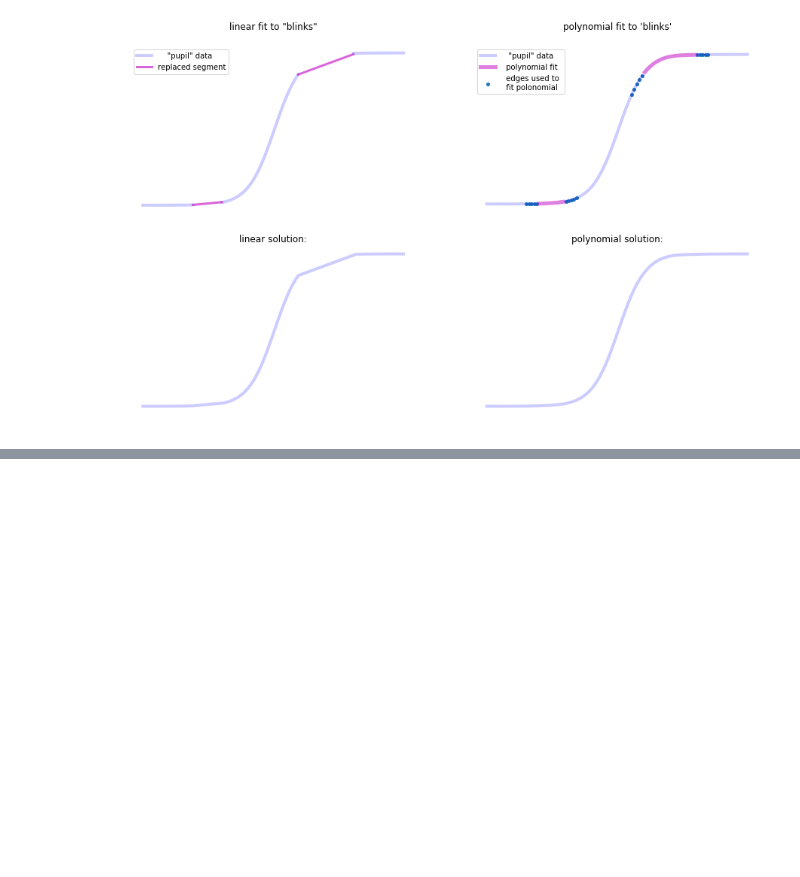
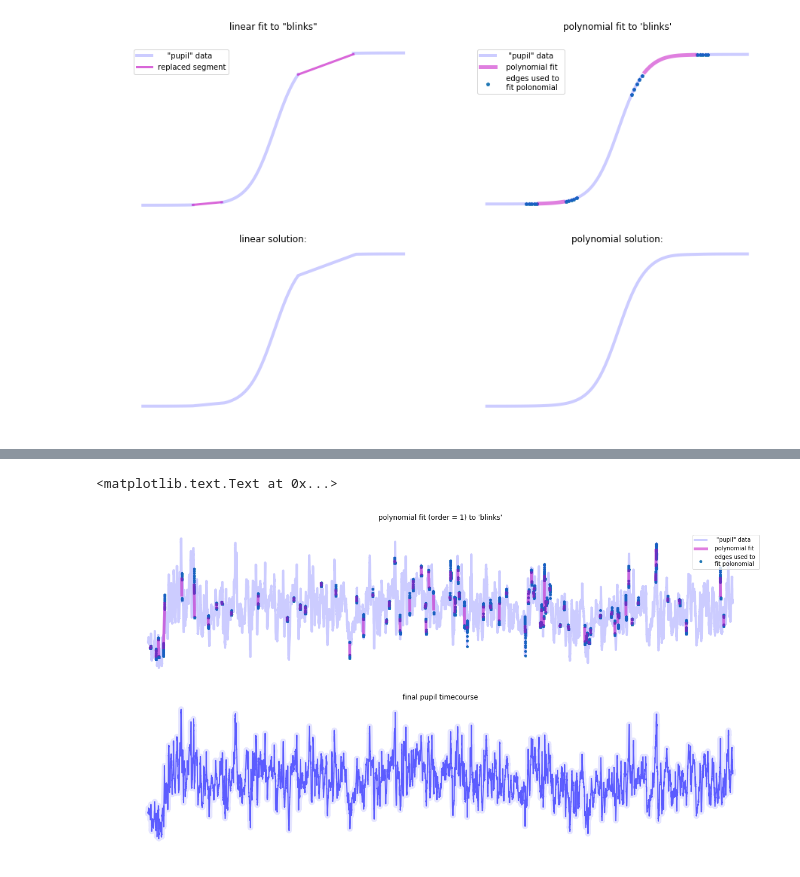
Before and after one commit to tzler/social_structure_learning, a Jupyter notebook: analysis/gaze/methods_development-tutorial.ipynb, the cells around one changed output, grey strips where cells are left out. Drawn from its saved outputs; the diff is of its cells as text; code cells hidden in the pictures; blank space fills up the shorter version.

```diff
--- a/analysis/gaze/methods_development-tutorial.ipynb
+++ b/analysis/gaze/methods_development-tutorial.ipynb
@@ -707,0 +702,27 @@ totally doesn't work at all, at this point, but we'll get it working tomorrow :)
+# %%
+# extract data
+example = eyelink_data()
+example.extract_pupil_data()
+
+# define blink times
+blinks, pupil = example.find_blinks()
+# select an interval
+a, b = 0, len(pupil)
+pupil = pupil[a:b]
+blinks = blinks[a:b]
+# extract onsets and offsets
+onsets, offsets = search_blinks(blinks)
+# polynomial order
+order = 1
+# set blinks to NaNs
+pupil[blinks==1] = np.nan
+
+# interpolate betwen blinks
+poly_fill, poly_edges = polynomial_fill_blinks(pupil, blinks, window_size=20, order=order)
+
+# use old naming for convenience
+x_range = np.arange(0, len(pupil))
+y_data = pupil
+
+# fill gaps
+pupil[poly_fill == poly_fill] = poly_fill[poly_fill == poly_fill]
@@ -707,0 +731,17 @@ totally doesn't work at all, at this point, but we'll get it working tomorrow :)
+# %%
+# visualize steps
+plt.figure(figsize=[20,10])
+plt.subplot(2,1,1); plt.axis('off');
+plt.plot(x_range, y_data, 'b', alpha=.2, linewidth=4)
+plt.scatter(x_range[poly_edges==poly_edges],poly_edges[poly_edges==poly_edges], marker=(5, 0), s=20)
+plt.plot(x_range, poly_fill, 'm', alpha=.5, linewidth=5)
+plt.legend(['   "pupil" data', '  polynomial fit', '  edges used to \n  fit polonomial'], prop={'size': 10}, loc=1)
+plt.title("polynomial fit (order = %s) to 'blinks'\n"%order);
+# visualize completed
+plt.subplot(2,1,2) ; plt.axis('off');
+plt.plot(pupil, 'b', linewidth=2, alpha=.6)
+plt.plot(pupil, 'b', linewidth=10, alpha=.1)
+plt.title('final pupil timecourse')
+# %% [output]
+<matplotlib.text.Text at 0x...>
+[figure, added]
```
Also changed, not shown: parts of 16 cells of this notebook.
